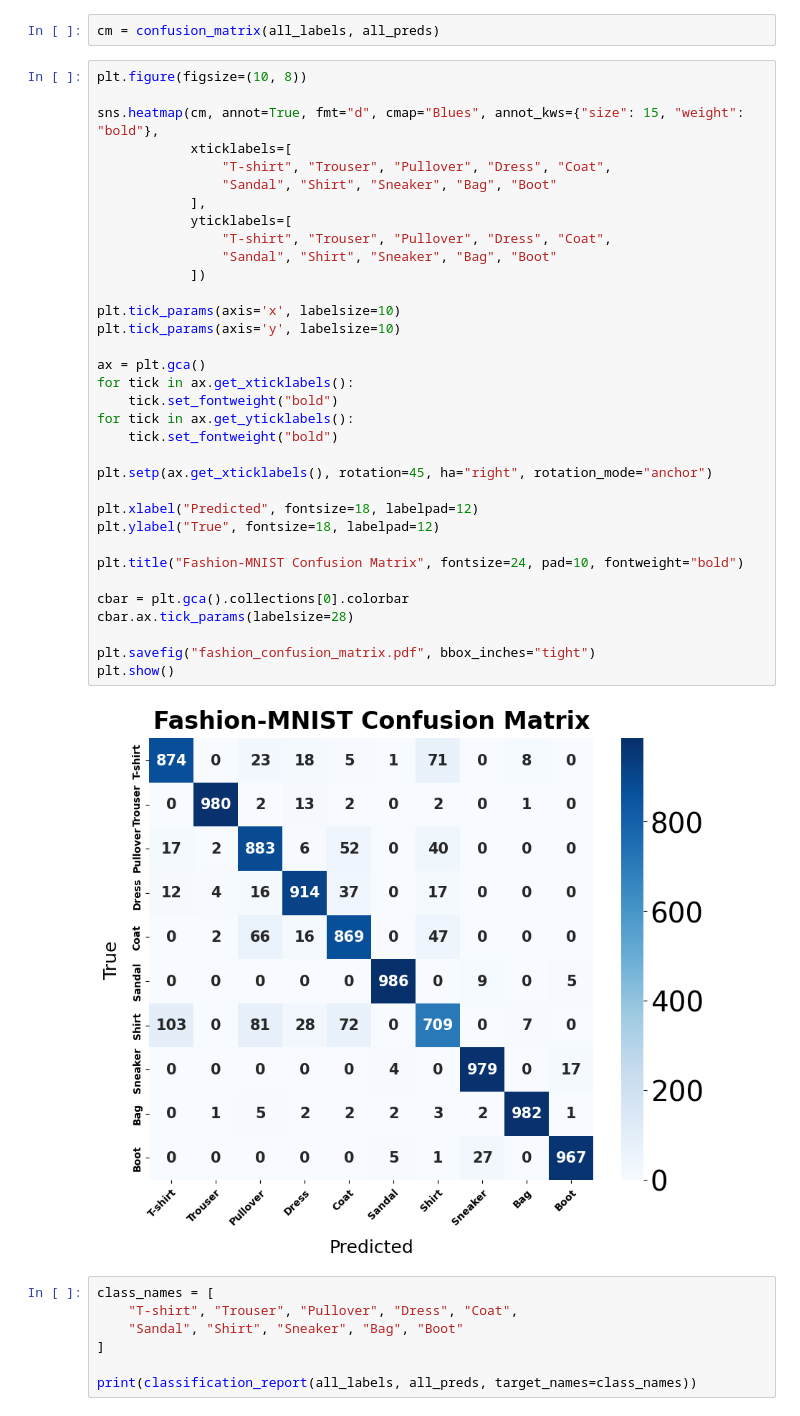
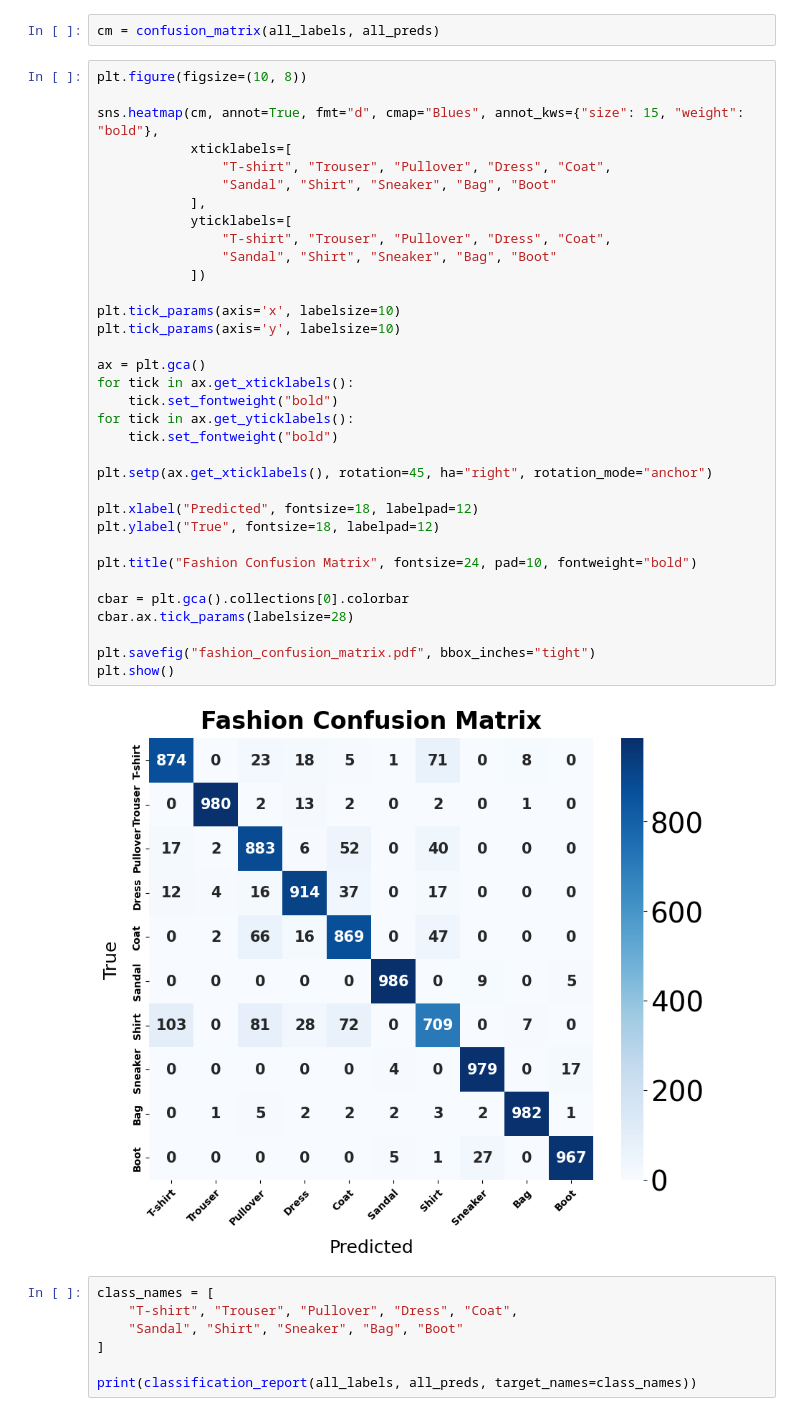
Before and after one commit to emirahmed123/MAT3036-Literature-Review, a Jupyter notebook: Chapter 6/CNN_clf_FASHION/clf_3_test.ipynb, the cells around one changed output. Cells and saved outputs as stored; diff of their text form.

Commit message:
confusion matrix title update

```diff
--- a/Chapter 6/CNN_clf_FASHION/clf_3_test.ipynb
+++ b/Chapter 6/CNN_clf_FASHION/clf_3_test.ipynb
@@ -114,35 +114,35 @@ sns.heatmap(cm, annot=True, fmt="d", cmap="Blues", annot_kws={"size": 15, "weigh
             xticklabels=[
                 "T-shirt", "Trouser", "Pullover", "Dress", "Coat",
                 "Sandal", "Shirt", "Sneaker", "Bag", "Boot"
             ],
             yticklabels=[
                 "T-shirt", "Trouser", "Pullover", "Dress", "Coat",
                 "Sandal", "Shirt", "Sneaker", "Bag", "Boot"
             ])
 
 plt.tick_params(axis='x', labelsize=10)
 plt.tick_params(axis='y', labelsize=10)
 
 ax = plt.gca()
 for tick in ax.get_xticklabels():
     tick.set_fontweight("bold")
 for tick in ax.get_yticklabels():
     tick.set_fontweight("bold")
 
 plt.setp(ax.get_xticklabels(), rotation=45, ha="right", rotation_mode="anchor")
 
 plt.xlabel("Predicted", fontsize=18, labelpad=12)
 plt.ylabel("True", fontsize=18, labelpad=12)
 
-plt.title("Fashion-MNIST Confusion Matrix", fontsize=24, pad=10, fontweight="bold")
+plt.title("Fashion Confusion Matrix", fontsize=24, pad=10, fontweight="bold")
 
 cbar = plt.gca().collections[0].colorbar
 cbar.ax.tick_params(labelsize=28)
 
 plt.savefig("fashion_confusion_matrix.pdf", bbox_inches="tight")
 plt.show()
 # %% [output]
-[figure, old version]
+[figure, new version]
 # %%
 class_names = [
     "T-shirt", "Trouser", "Pullover", "Dress", "Coat",
```
Also changed, not shown: parts of 1 cell of this notebook.
